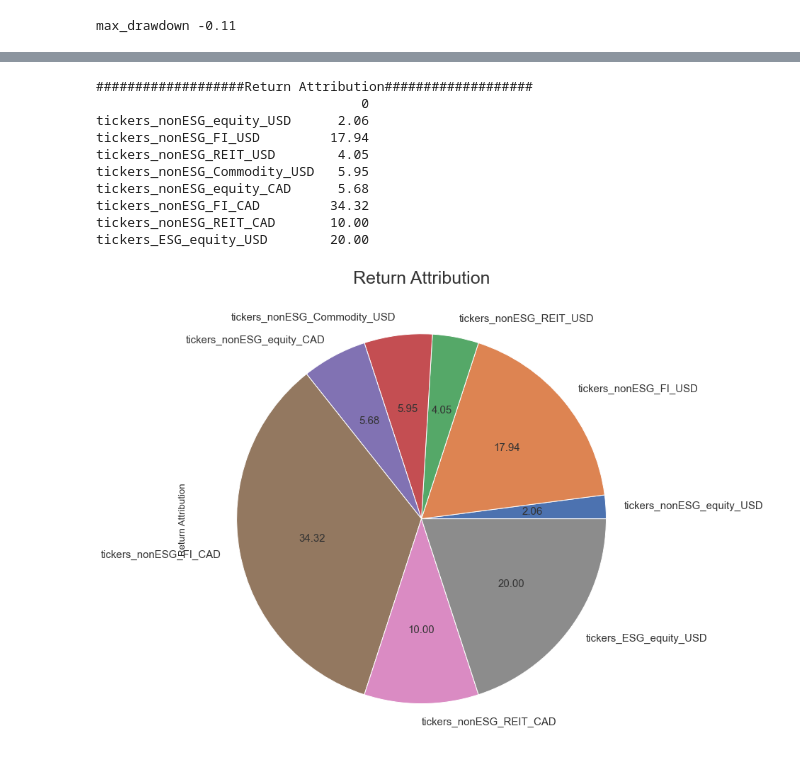
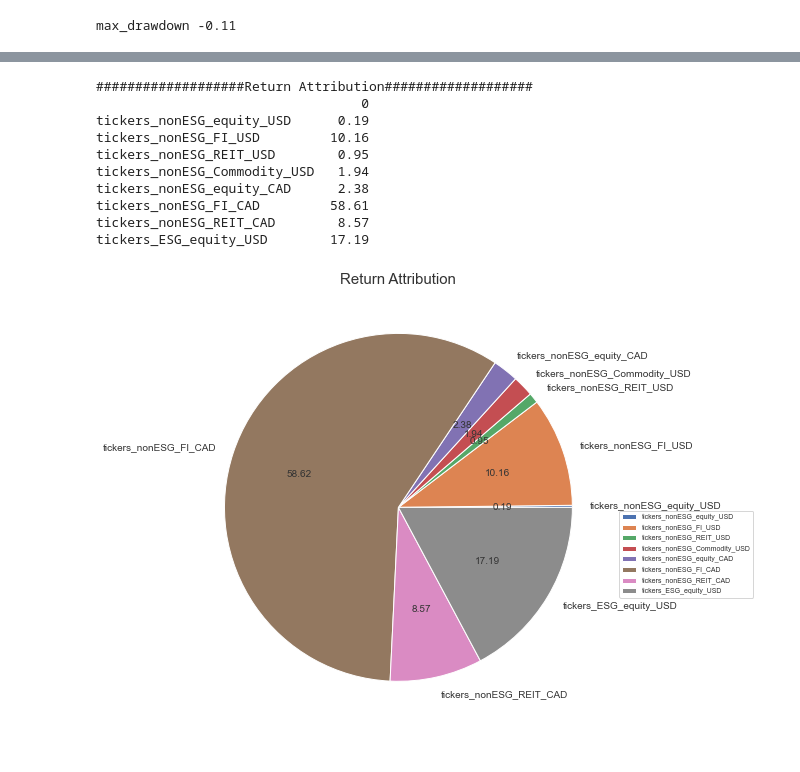
Before and after one commit to of1201/roboadvisor, a Jupyter notebook: risk lab.ipynb, the cells around one changed output, grey strips where cells are left out. Cells and saved outputs as stored; diff of their text form; code cells hidden in the pictures.

```diff
--- a/risk lab.ipynb
+++ b/risk lab.ipynb
@@ -1516,0 +1672,15 @@ AxesSubplot(0.125,0.2;0.775x0.68)
+# %%
+weights_asset_class.index = [''] * 11
+weights_asset_class.iloc[-1,:].plot.pie(autopct='%.2f',fontsize=8, figsize=(14, 7),subplots=True)
+plt.title("Current Portfolio Weighting",fontsize=13)
+plt.legend(loc='upper left', bbox_to_anchor=(1, 0.5), prop={'size': 7})
+plt.savefig('weighting_pie.png')
+plt.show()
+
+# Export to Excel
+wb = openpyxl.load_workbook(dir + r'\Report.xlsx')
+ws = wb['Report']
+img = openpyxl.drawing.image.Image(dir + r'\weighting_pie.png')
+img.anchor = 'C5' # Or whatever cell location you want to use.
+ws.add_image(img)
+wb.save(dir + r'\Report.xlsx')
@@ -1592,40 +1773,57 @@ tickers_ESG_equity_USD        39.51
 # %%
 #Return Attribution Version 2 - consider injection
 df_pfv_rb = df_pfv.loc[testDate2]
 weights = weights.set_index(testDate2)
 df_pfv_asset = weights.mul(df_pfv_rb.iloc[:,0], axis=0)
 tickerAll = tickers_nonESG_equity_USD + tickers_nonESG_FI_USD + tickers_nonESG_REIT_USD + tickers_nonESG_Commodity_USD +  tickers_nonESG_equity_CAD + tickers_nonESG_FI_CAD + tickers_nonESG_REIT_CAD + tickers_ESG_equity_USD
-moneyAdd=[(df_pfv_asset.loc[testDate2[i]:testDate2[i+1],tickerAll].iloc[-1]-df_pfv_asset.loc[testDate2[i]:testDate2[i+1],tickerAll].iloc[0]) for i in range(len(testDate2)-1)]
+moneyAdd=[(df_pfv_asset.loc[testDate2[i]:testDate2[i+1],tickerAll].iloc[-2]*-df_pfv_asset.loc[testDate2[i]:testDate2[i+1],tickerAll].iloc[0]) for i in range(len(testDate2)-1)]
 moneyAdd=pd.DataFrame(moneyAdd)
 returnAttr=pd.Series()
 returnAttr['tickers_nonESG_equity_USD']=moneyAdd[tickers_nonESG_equity_USD].sum().sum()
 returnAttr['tickers_nonESG_FI_USD']=moneyAdd[tickers_nonESG_FI_USD].sum().sum()
 returnAttr['tickers_nonESG_REIT_USD']=moneyAdd[tickers_nonESG_REIT_USD].sum().sum()
 returnAttr['tickers_nonESG_Commodity_USD']=moneyAdd[tickers_nonESG_Commodity_USD].sum().sum()
 returnAttr['tickers_nonESG_equity_CAD']=moneyAdd[tickers_nonESG_equity_CAD].sum().sum()
 returnAttr['tickers_nonESG_FI_CAD']=moneyAdd[tickers_nonESG_FI_CAD].sum().sum()
 returnAttr['tickers_nonESG_REIT_CAD']=moneyAdd[tickers_nonESG_REIT_CAD].sum().sum()
 returnAttr['tickers_ESG_equity_USD']=moneyAdd[tickers_ESG_equity_USD].sum().sum()
 returnAttr["Return Attribution"]=returnAttr*(portfValue_wocf[-1]-100000-10000*10)/returnAttr.sum()
 
 print ("###################Return Attribution###################")
 df = returnAttr["Return Attribution"]
 df= (round((df/df.sum())*100,2))
 df=pd.DataFrame(df)
 print (df)
-df.columns=["Return Attribution"]
-df["Return Attribution"].plot.pie(autopct='%.2f', fontsize=15, figsize=(12, 12))
-plt.title("Return Attribution",fontsize=25)
+df.columns=[""]
+df[""].plot.pie(autopct='%.2f', fontsize=10, figsize=(16, 8))
+plt.title("Return Attribution",fontsize=15)
+plt.legend(loc='upper left', bbox_to_anchor=(1, 0.5), prop={'size': 7})
+plt.savefig('return_attribution2.png')
 plt.show()
+
+# Export to Excel
+wb = openpyxl.load_workbook(dir + r'\Report.xlsx')
+ws = wb['Report']
+img = openpyxl.drawing.image.Image(dir + r'\return_attribution2.png')
+img.anchor = 'AL4' # Or whatever cell location you want to use.
+ws.add_image(img)
+wb.save(dir + r'\Report.xlsx')
+
+book = load_workbook(dir + r'\Report.xlsx')
+writer = pd.ExcelWriter(dir + r'\Report.xlsx', engine='openpyxl')
+writer.book = book
+writer.sheets = dict((ws.title, ws) for ws in book.worksheets)
+df.to_excel(writer, sheet_name='Report',startcol=36,startrow=9)
+writer.save()
 # %% [output]
 ###################Return Attribution###################
                                   0
-tickers_nonESG_equity_USD      2.06
-tickers_nonESG_FI_USD         17.94
-tickers_nonESG_REIT_USD        4.05
-tickers_nonESG_Commodity_USD   5.95
-tickers_nonESG_equity_CAD      5.68
-tickers_nonESG_FI_CAD         34.32
-tickers_nonESG_REIT_CAD       10.00
-tickers_ESG_equity_USD        20.00
+tickers_nonESG_equity_USD      0.19
+tickers_nonESG_FI_USD         10.16
+tickers_nonESG_REIT_USD        0.95
+tickers_nonESG_Commodity_USD   1.94
+tickers_nonESG_equity_CAD      2.38
+tickers_nonESG_FI_CAD         58.61
+tickers_nonESG_REIT_CAD        8.57
+tickers_ESG_equity_USD        17.19
-[figure, old version]
+[figure, new version]
```
Also changed, not shown: parts of 26 cells of this notebook.
